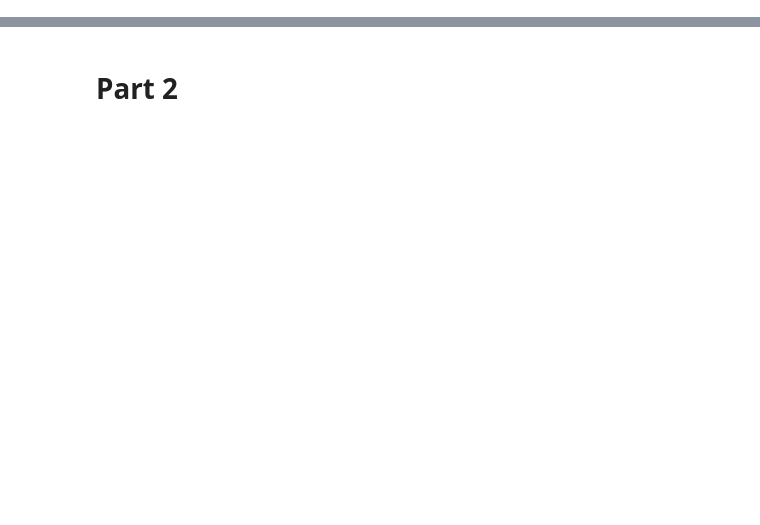
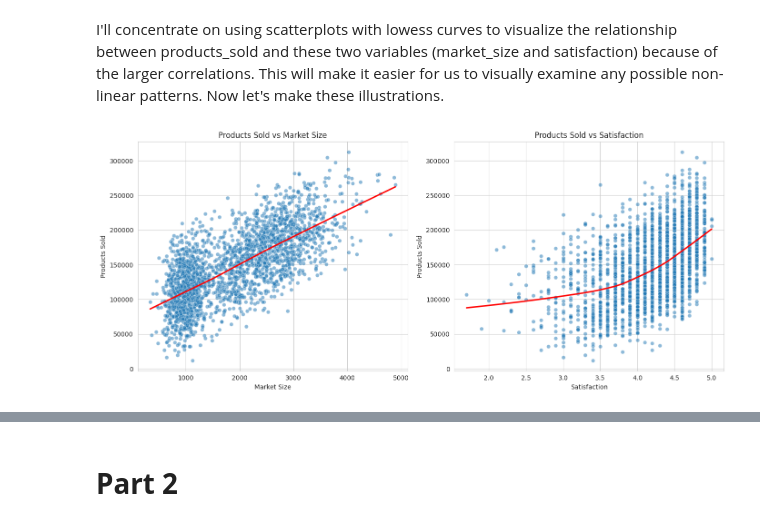
Before and after one commit to Liz283/DataMing, a Jupyter notebook: Assignment.ipynb, the cells around one changed output, grey strips where cells are left out. Cells and saved outputs as stored; diff of their text form; code cells hidden in the pictures; blank space fills up the shorter version.

```diff
--- a/Assignment.ipynb
+++ b/Assignment.ipynb
@@ -124,0 +105,17 @@ Confidence Interval (7.42347714237969, 7.6530055877703)
+# %%
+from statsmodels.formula.api import ols
+from sklearn.experimental import enable_iterative_imputer
+from sklearn.impute import IterativeImputer
+
+# Convert categorical variables into dummy variables
+df_dummies = pd.get_dummies(df[['product_category', 'quality']], drop_first=True)
+
+# Concatenate the original dataframe with the new dummy variables
+df_with_dummies = pd.concat([df, df_dummies], axis=1)
+
+# Drop original categorical columns as they are now encoded
+df_with_dummies.drop(['product_category', 'quality'], axis=1, inplace = True )
+
+# Impute missing values
+imputed_data = IterativeImputer().fit_transform(df_with_dummies)
+imputed_data = pd.DataFrame(imputed_data, columns=df_with_dummies.columns)
@@ -124,0 +255,31 @@ Confidence Interval (7.42347714237969, 7.6530055877703)
+# %% [markdown]
+I'll concentrate on using scatterplots with lowess curves to visualize the relationship between products_sold and these two variables (market_size and satisfaction) because of the larger correlations. This will make it easier for us to visually examine any possible non-linear patterns. Now let's make these illustrations.
+# %%
+import seaborn as sns
+import matplotlib.pyplot as plt
+
+# Set the aesthetic style of the plots
+sns.set_style("whitegrid")
+
+fig, ax = plt.subplots(1, 2, figsize=(14, 6))
+
+# Scatterplot for products_sold vs market_size with a lowess curve
+sns.scatterplot(data=imputed_data, x='market_size', y='products_sold', ax=ax[0], alpha=0.5)
+sns.regplot(data=imputed_data, x='market_size', y='products_sold', ax=ax[0], scatter=False, lowess=True, color='red')
+
+ax[0].set_title('Products Sold vs Market Size')
+ax[0].set_xlabel('Market Size')
+ax[0].set_ylabel('Products Sold')
+
+# Scatterplot for products_sold vs satisfaction with a lowess curve
+sns.scatterplot(data=imputed_data, x='satisfaction', y='products_sold', ax=ax[1], alpha=0.5)
+sns.regplot(data=imputed_data, x='satisfaction', y='products_sold', ax=ax[1], scatter=False, lowess=True, color='red')
+
+ax[1].set_title('Products Sold vs Satisfaction')
+ax[1].set_xlabel('Satisfaction')
+ax[1].set_ylabel('Products Sold')
+
+plt.tight_layout()
+plt.show()
+# %% [output]
+[figure, added]
```
Also changed, not shown: parts of 48 cells of this notebook.
